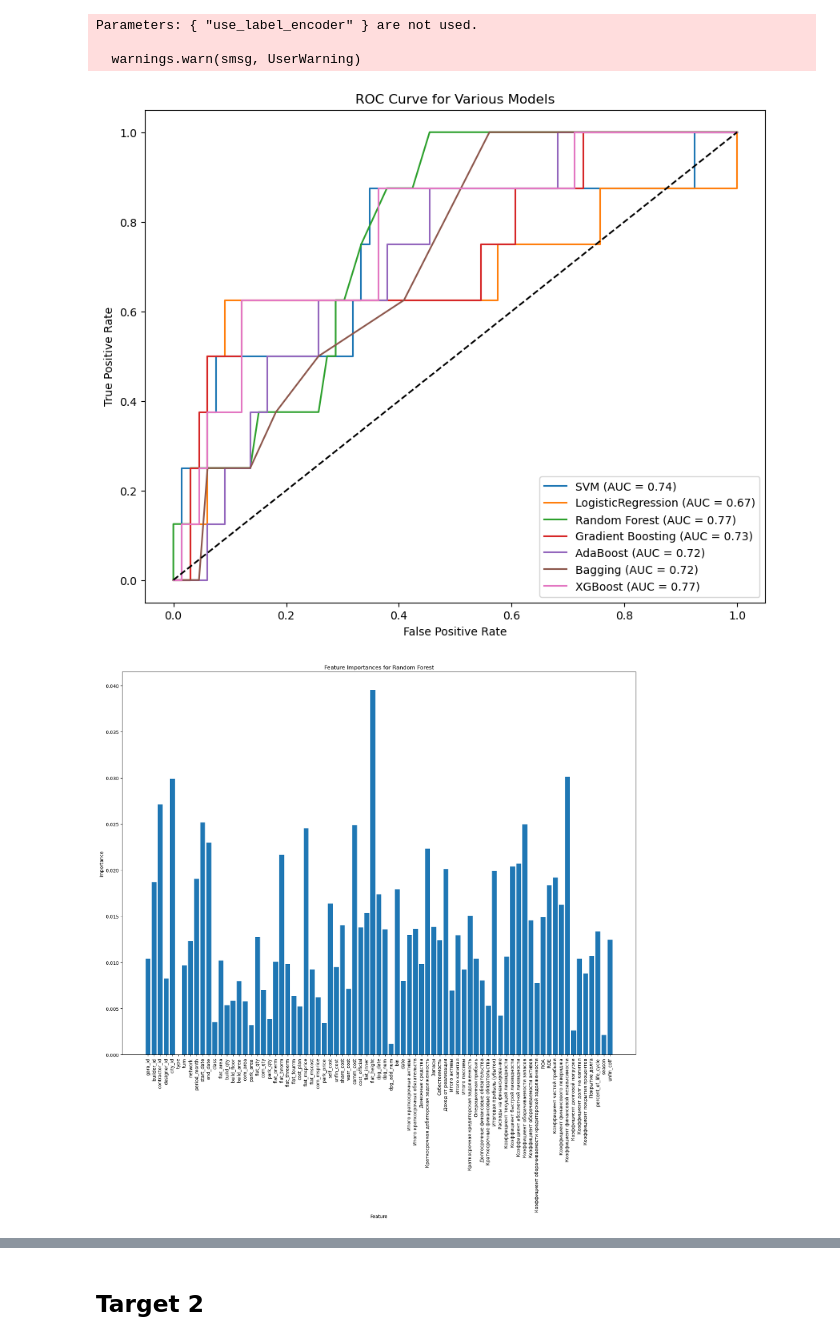
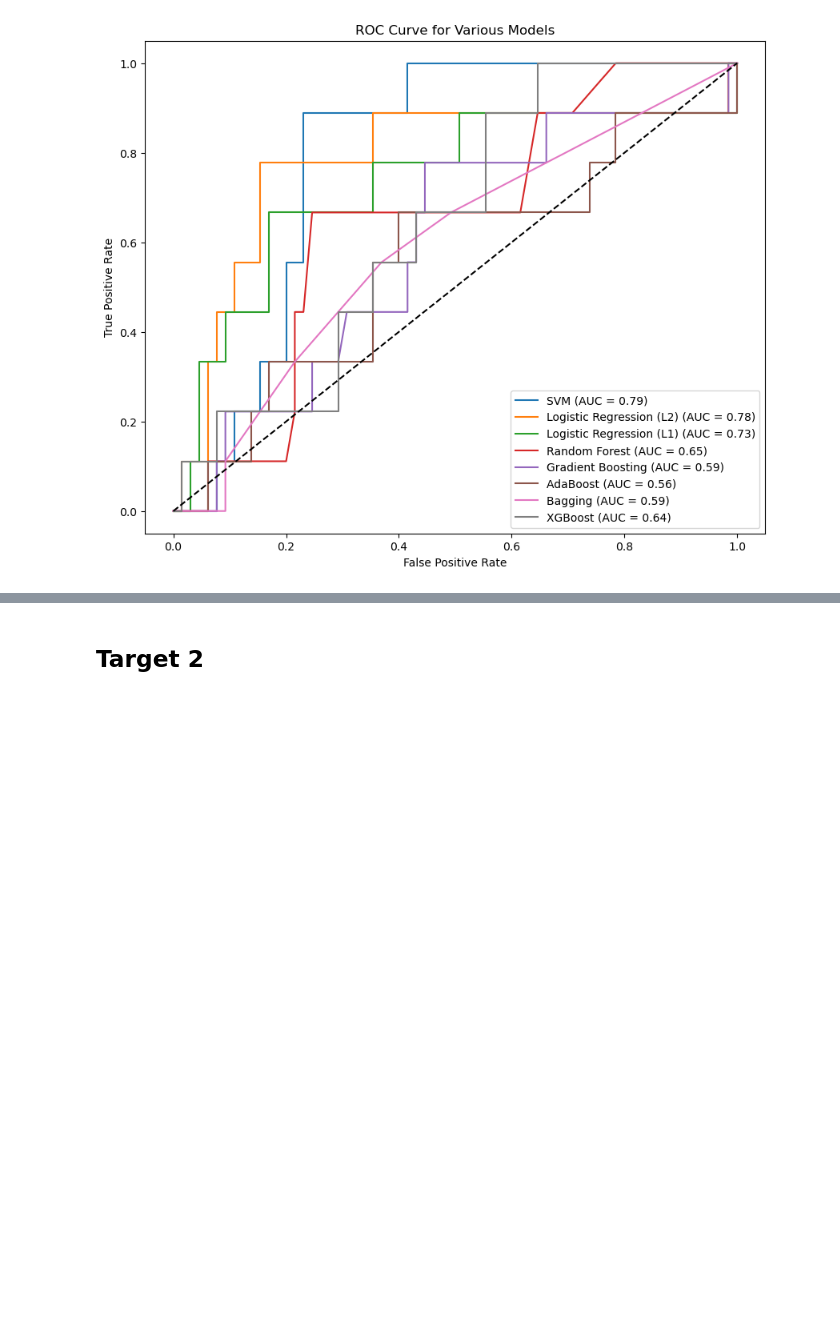
Before and after one commit to Nurserikwq/Rating-scores, a Jupyter notebook: rating_scores.ipynb, the cells around one changed output, grey strips where cells are left out. Drawn from its saved outputs; the diff is of its cells as text; code cells hidden in the pictures; blank space fills up the shorter version.

```diff
--- a/rating_scores.ipynb
+++ b/rating_scores.ipynb
@@ -81,7 +66,8 @@ df = df[:-11]
 df = df.drop(columns=['application_name', 'author_id', 'engine_id', 'manager_id', 'status', 'decision_date',
                           'region_name', 'build_mscost', 'dpg_num_text', 'prolongation', 'update_date', 'state_id',
                           'create_date', 'annul_date', 'state_name', 'дата фин данных', 'life_cycle', 'today',
-                          'gara_id', 'contractor_id', 'designer_id', 'build_qty', 'real_life_cycle', 'bin', 'date'])
+                          'gara_id', 'contractor_id', 'designer_id', 'build_qty', 'real_life_cycle',
+                          'bin', 'date', 'network', 'turn', 'dpg_num', 'dpg_add_num', 'percent_of_life_cycle'])
 
 df['coff_doxoda_ot_real'] = df['Доход от реализации'] / df['cost_plan']
 
@@ -129,11 +117,12 @@ X = pd.DataFrame(imputer.fit_transform(X), columns=X.columns)
 scaler = StandardScaler()
 X_scaled = scaler.fit_transform(X)
 
-X_train, X_test, y_train, y_test = train_test_split(X_scaled, y, test_size=0.35, random_state=434)
+X_train, X_test, y_train, y_test = train_test_split(X_scaled, y, test_size=0.35, random_state=432)
 
 models = {
     "SVM": svm.SVC(probability=True),
-    "LogisticRegression": LogisticRegression(),
+    "Logistic Regression (L2)": LogisticRegression(penalty='l2', solver='lbfgs', max_iter=1000),
+    "Logistic Regression (L1)": LogisticRegression(penalty='l1', solver='liblinear', max_iter=1000),
     "Random Forest": RandomForestClassifier(),
     "Gradient Boosting": GradientBoostingClassifier(),
     "AdaBoost": AdaBoostClassifier(),
@@ -153,10 +142,15 @@ for name, model in models.items():
 
     y_pred = model.predict(X_test)
     y_prob = model.predict_proba(X_test)[:, 1] if hasattr(model, 'predict_proba') else y_pred
+    fpr, tpr, thresholds = roc_curve(y_test, y_prob)
+    ks_stat = max(tpr - fpr)  # KS Statistic
+    gini_coefficient = 2 * roc_auc_score(y_test, y_prob) - 1  # Gini Coefficient
 
     print(f"{name} Accuracy: {accuracy_score(y_test, y_pred):.2f}")
     print(f"{name} Confusion Matrix:\n{confusion_matrix(y_test, y_pred)}\n")
-    print(f"{name} ROC AUC: {roc_auc_score(y_test, y_prob):.2f}\n")
+    print(f"{name} ROC AUC: {roc_auc_score(y_test, y_prob):.2f}")
+    print(f"{name} Kolmogorov-Smirnov (KS): {ks_stat:.2f}")
+    print(f"{name} Gini Coefficient: {gini_coefficient:.2f}\n")
 
     fpr, tpr, _ = roc_curve(y_test, y_prob)
     plt.plot(fpr, tpr, label=f"{name} (AUC = {roc_auc_score(y_test, y_prob):.2f})")
@@ -167,13 +161,4 @@ plt.ylabel('True Positive Rate')
 plt.title('ROC Curve for Various Models')
 plt.legend()
 plt.show()
-
-for name, importance in feature_importances.items():
-    plt.figure(figsize=(20, 15))
-    plt.bar(range(len(importance)), importance)
-    plt.title(f"Feature Importances for {name}")
-    plt.xlabel("Feature")
-    plt.ylabel("Importance")
-    plt.xticks(range(len(importance)), X.columns, rotation=90)
-    plt.show()
 # %% [output]
@@ -210,5 +182 @@ XGBoost ROC AUC: 0.77
-Parameters: { "use_label_encoder" } are not used.
-
-  warnings.warn(smsg, UserWarning)
-[figure, old version]
+[figure, new version]
-[figure, removed]
```
Also changed, not shown: parts of 14 cells of this notebook.
